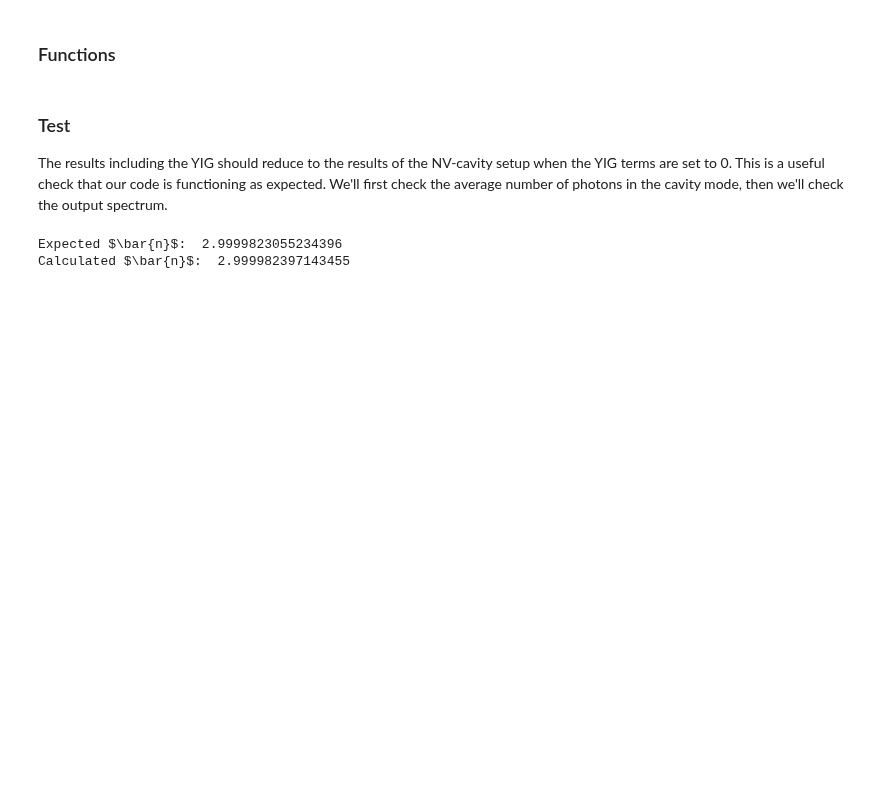
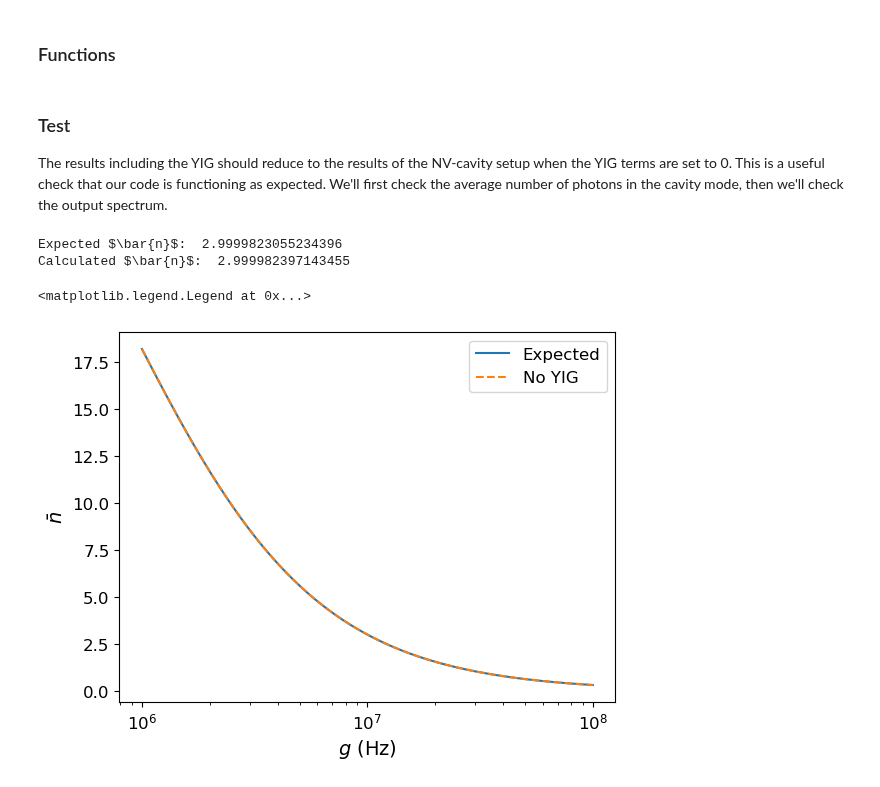
Before and after one commit to jleamer/mode_cooling, a Jupyter notebook: yig_nv_cooling.ipynb, the cells around one changed output. Cells and saved outputs as stored; diff of their text form; code cells hidden in the pictures; blank space fills up the shorter version.

```diff
--- a/yig_nv_cooling.ipynb
+++ b/yig_nv_cooling.ipynb
@@ -287,6 +287,34 @@ print("Calculated $\\bar{n}$: ", no_yig_nbar)
 # %% [output]
 Expected $\bar{n}$:  2.9999823055234396
 Calculated $\bar{n}$:  2.999982397143455
+# %%
+g = np.logspace(6, 8, 1000)
+r = g.copy()
+expected_nbar = nv_mean_photons(κ, γ, g, r, nT, nc)
+# %%
+no_yig_nbar = np.zeros(g.shape[0], dtype=complex)
+for i in range(g.shape[0]):
+    temp_a0 = 1
+    temp_a1 = 1j*(r[i] + κ + γ) / 2
+    temp_a2 = -(κ + γ) * r[i] / 4 - g[i] ** 2
+    temp_b0 = (κ + γ) * nT
+    temp_b1 = (κ + γ) * nT / 4 * r[i] ** 2 + r[i] * nc + g[i] ** 2
+
+    temp_M2 = np.array([[temp_b0, temp_b1], [temp_a0, temp_a2]])
+    temp_M2_det = linalg.det(temp_M2)
+    temp_L2 = np.array([[temp_a1, 0], [temp_a0, temp_a2]])
+    temp_L2_det = linalg.det(temp_L2)
+
+    no_yig_nbar[i] = 1 / (2 *np.abs(temp_a0)) * np.abs(temp_M2_det / temp_L2_det)
+# %%
+plt.semilogx(g, expected_nbar, label='Expected')
+plt.semilogx(g, no_yig_nbar, '--', label='No YIG')
+plt.xlabel("$g$ (Hz)")
+plt.ylabel("$\\bar{n}$")
+plt.legend()
+# %% [output]
+<matplotlib.legend.Legend at 0x...>
+[figure, added]
 # %%
 # Now we want to compare the output spectra
 r = 2 * np.pi * 229e3
```
Also changed, not shown: parts of 10 cells of this notebook.
